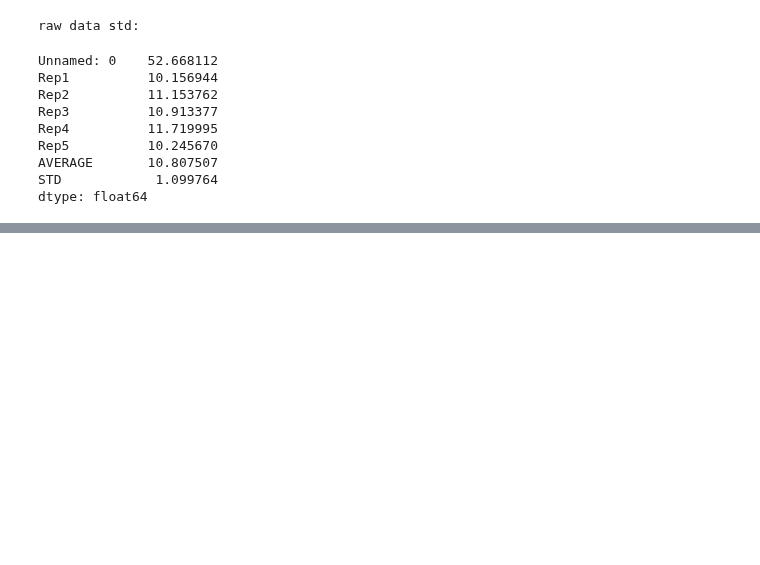
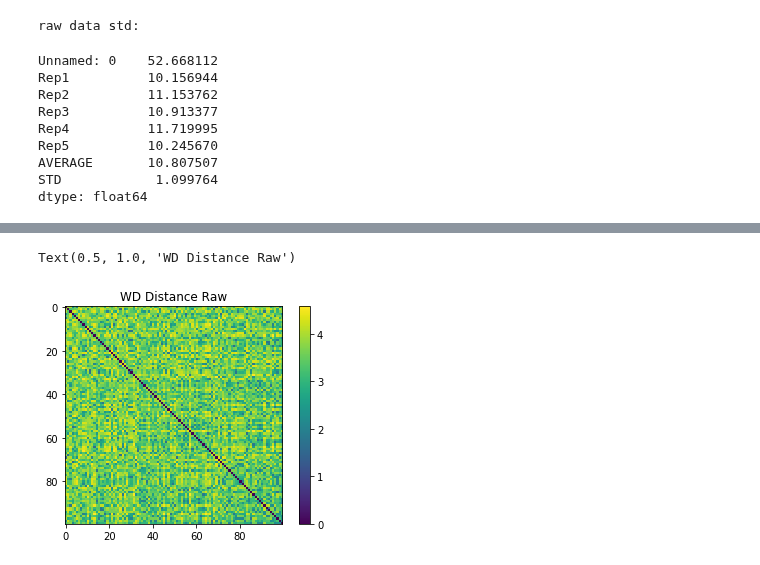
Before and after one commit to mholowko/Solaris, a Jupyter notebook: notebooks/result_analysis/Data_normalisation_check.ipynb, the cells around one changed output, grey strips where cells are left out. Saved outputs shown, nothing was run; the diff lists cells and outputs as text; code cells hidden in the pictures; blank space fills up the shorter version.

```diff
--- a/notebooks/result_analysis/Data_normalisation_check.ipynb
+++ b/notebooks/result_analysis/Data_normalisation_check.ipynb
@@ -114,0 +158,10 @@ Normalised data spearman cor (Rep1 and Rep4/5 does not exist for the same sequen
+# %%
+raw_rec_seq = todesign_data[np.asarray(rec_arms_raw),0]
+
+wd_distance_raw = kernel.distance(raw_rec_seq, raw_rec_seq, plot_flag=True)
+plt.imshow(wd_distance_raw, cmap = 'viridis')
+plt.colorbar()
+plt.title('WD Distance Raw')
+# %% [output]
+Text(0.5, 1.0, 'WD Distance Raw')
+[figure, added]
```
Also changed, not shown: parts of 18 cells of this notebook, 4 other files.
